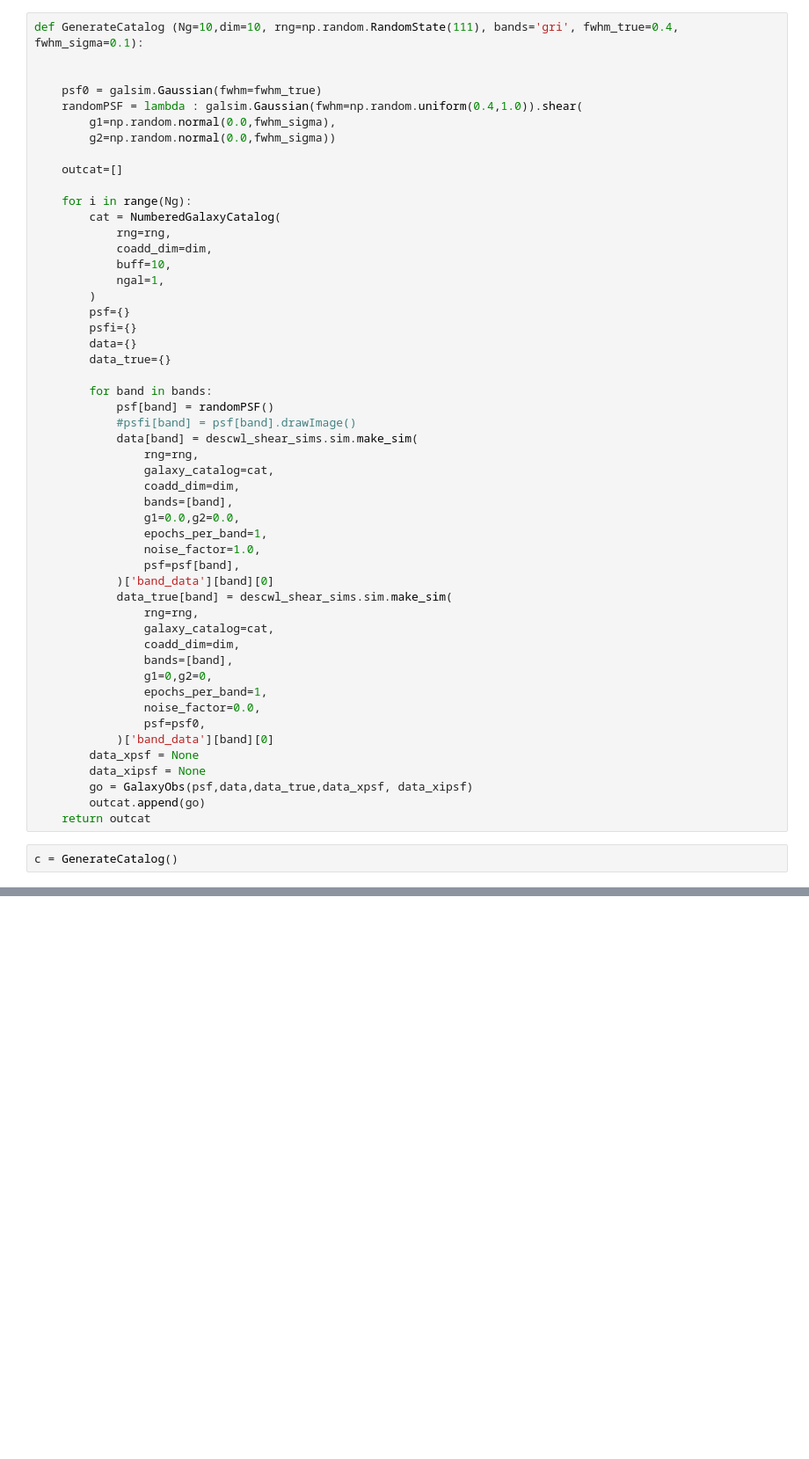
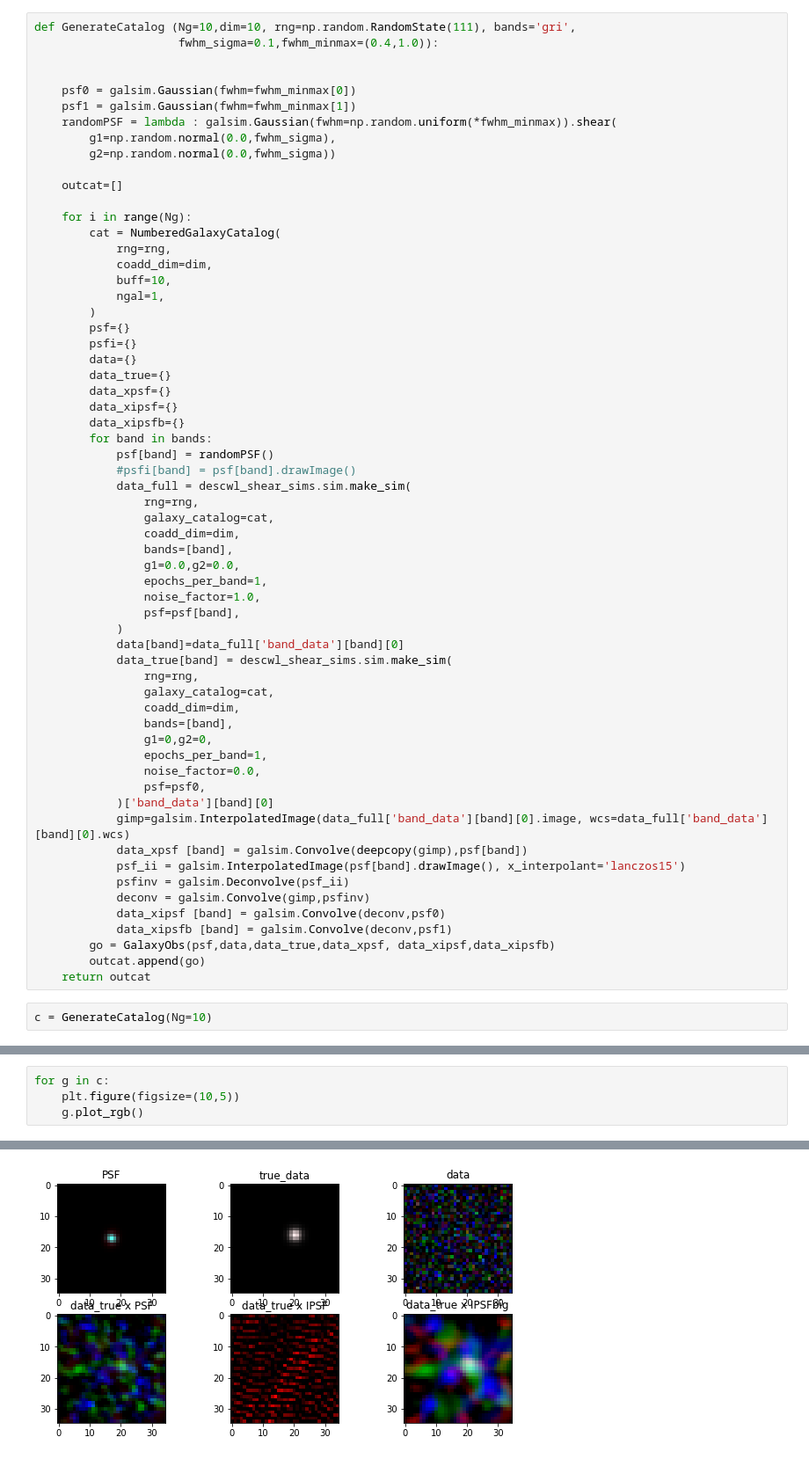
Before and after one commit to slosar/notebooks, a Jupyter notebook: GalaxyGen.ipynb, the cells around one changed output, grey strips where cells are left out. Shown at 88% size. Drawn from its saved outputs; the diff is of its cells as text; blank space fills up the shorter version.

```diff
--- a/GalaxyGen.ipynb
+++ b/GalaxyGen.ipynb
@@ -71,9 +117,11 @@ class GalaxyObs:
 # %%
-def GenerateCatalog (Ng=10,dim=10, rng=np.random.RandomState(111), bands='gri', fwhm_true=0.4, fwhm_sigma=0.1):
+def GenerateCatalog (Ng=10,dim=10, rng=np.random.RandomState(111), bands='gri',
+                     fwhm_sigma=0.1,fwhm_minmax=(0.4,1.0)):
 
 
-    psf0 = galsim.Gaussian(fwhm=fwhm_true)
-    randomPSF = lambda : galsim.Gaussian(fwhm=np.random.uniform(0.4,1.0)).shear(
+    psf0 = galsim.Gaussian(fwhm=fwhm_minmax[0])
+    psf1 = galsim.Gaussian(fwhm=fwhm_minmax[1])
+    randomPSF = lambda : galsim.Gaussian(fwhm=np.random.uniform(*fwhm_minmax)).shear(
         g1=np.random.normal(0.0,fwhm_sigma),
         g2=np.random.normal(0.0,fwhm_sigma))
 
@@ -90,11 +138,13 @@ def GenerateCatalog (Ng=10,dim=10, rng=np.random.RandomState(111), bands='gri',
         psfi={}
         data={}
         data_true={}
-
+        data_xpsf={}
+        data_xipsf={}
+        data_xipsfb={}
         for band in bands:
             psf[band] = randomPSF()
             #psfi[band] = psf[band].drawImage()
-            data[band] = descwl_shear_sims.sim.make_sim(
+            data_full = descwl_shear_sims.sim.make_sim(
                 rng=rng,
                 galaxy_catalog=cat,
                 coadd_dim=dim,
@@ -103,7 +153,8 @@ def GenerateCatalog (Ng=10,dim=10, rng=np.random.RandomState(111), bands='gri',
                 epochs_per_band=1,
                 noise_factor=1.0,
                 psf=psf[band],
-            )['band_data'][band][0]
+            )
+            data[band]=data_full['band_data'][band][0]
             data_true[band] = descwl_shear_sims.sim.make_sim(
                 rng=rng,
                 galaxy_catalog=cat,
@@ -114,10 +165,15 @@ def GenerateCatalog (Ng=10,dim=10, rng=np.random.RandomState(111), bands='gri',
                 noise_factor=0.0,
                 psf=psf0,
             )['band_data'][band][0]
-        data_xpsf = None
-        data_xipsf = None
-        go = GalaxyObs(psf,data,data_true,data_xpsf, data_xipsf)
+            gimp=galsim.InterpolatedImage(data_full['band_data'][band][0].image, wcs=data_full['band_data'][band][0].wcs)
+            data_xpsf [band] = galsim.Convolve(deepcopy(gimp),psf[band])
+            psf_ii = galsim.InterpolatedImage(psf[band].drawImage(), x_interpolant='lanczos15')
+            psfinv = galsim.Deconvolve(psf_ii)
+            deconv = galsim.Convolve(gimp,psfinv)
+            data_xipsf [band] = galsim.Convolve(deconv,psf0)
+            data_xipsfb [band] = galsim.Convolve(deconv,psf1)
+        go = GalaxyObs(psf,data,data_true,data_xpsf, data_xipsf,data_xipsfb)
         outcat.append(go)
     return outcat
 # %%
-c = GenerateCatalog()
+c = GenerateCatalog(Ng=10)
@@ -138,0 +180,5 @@ Text(0.5, 1.0, 'truth')
+# %%
+for g in c:
+    plt.figure(figsize=(10,5))
+    g.plot_rgb()
+# %% [output]
@@ -138,0 +202 @@ Text(0.5, 1.0, 'truth')
+[figure, added]
```
Also changed, not shown: parts of 5 cells of this notebook, 1 other file.
